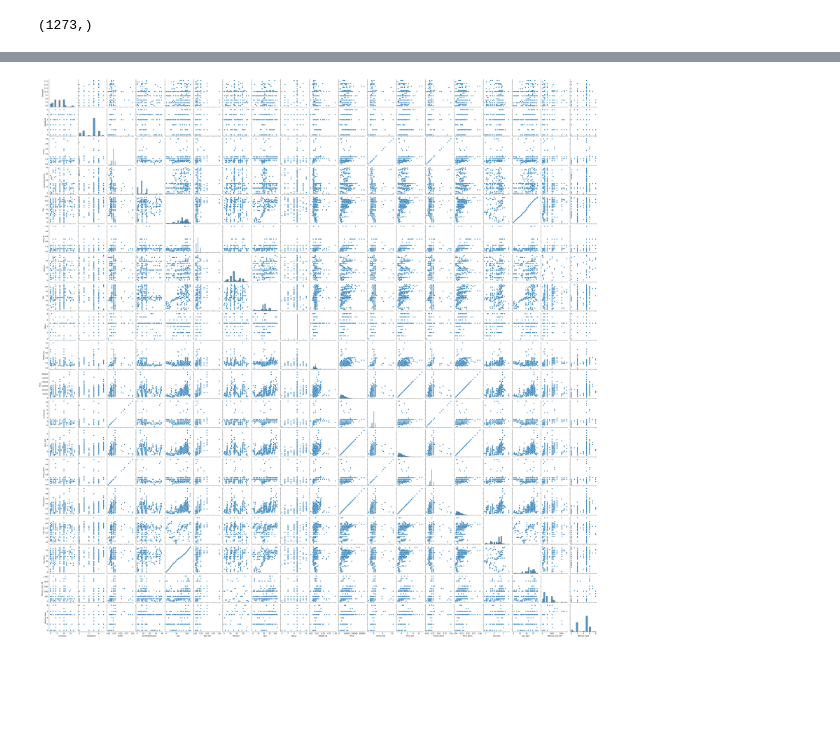
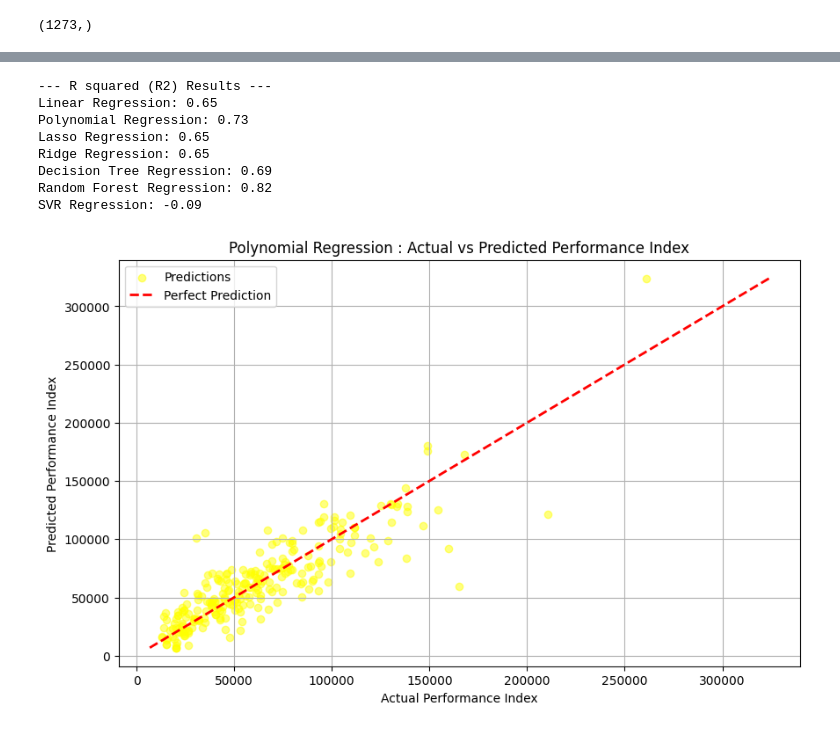
Before and after one commit to khoulaCode/machine-learning-code-orbit, a Jupyter notebook: team_members/from_sulaiman/preprocessing-data.ipynb, the cells around one changed output, grey strips where cells are left out. Cells and saved outputs as stored; diff of their text form; code cells hidden in the pictures; blank space fills up the shorter version.

```diff
--- a/team_members/from_sulaiman/preprocessing-data.ipynb
+++ b/team_members/from_sulaiman/preprocessing-data.ipynb
@@ -439,6 +477,43 @@ plt.show()
+# %%
+# R2 results
+print("--- R squared (R2) Results ---")
+print(f"Linear Regression: {r2:.2f}")
+print(f"Polynomial Regression: {r2_score(y_test, y_pred_poly):.2f}")
+print(f"Lasso Regression: {r2_score(y_test, y_pred_lasso):.2f}")
+print(f"Ridge Regression: {r2_score(y_test, y_pred_ridge):.2f}")
+print(f"Decision Tree Regression: {r2_score(y_test, y_pred_tree):.2f}")
+print(f"Random Forest Regression: {r2_score(y_test, y_pred_rand_for):.2f}")
+print(f"SVR Regression: {r2_score(y_test, y_pred_svr):.2f}")
+# %% [output]
+--- R squared (R2) Results ---
+Linear Regression: 0.65
+Polynomial Regression: 0.73
+Lasso Regression: 0.65
+Ridge Regression: 0.65
+Decision Tree Regression: 0.69
+Random Forest Regression: 0.82
+SVR Regression: -0.09
 # %%
-import seaborn as sns
-sns.pairplot(df)
-plt.show()
+# import seaborn as sns
+# sns.pairplot(df)
+# plt.show()
-# %% [output]
-[figure, removed]
+# %%
+# Scatter plot of actual vs predicted
+plt.figure(figsize=(10, 6))
+plt.scatter(y_test, y_pred_poly, color='yellow', alpha=0.5, label='Predictions')
+
+# Perfect prediction line
+min_value = min(y_test.min(), y_pred_poly.min())
+max_value = max(y_test.max(), y_pred_poly.max())
+plt.plot([min_value, max_value], [min_value, max_value],
+         color='red', linestyle='--', linewidth=2, label='Perfect Prediction')
+
+# Labels and title
+plt.xlabel("Actual Performance Index")
+plt.ylabel("Predicted Performance Index")
+plt.title("Polynomial Regression : Actual vs Predicted Performance Index")
+plt.legend()
+plt.grid(True)
+plt.show()
+# %% [output]
+[figure, added]
```
Also changed, not shown: parts of 9 cells of this notebook.
